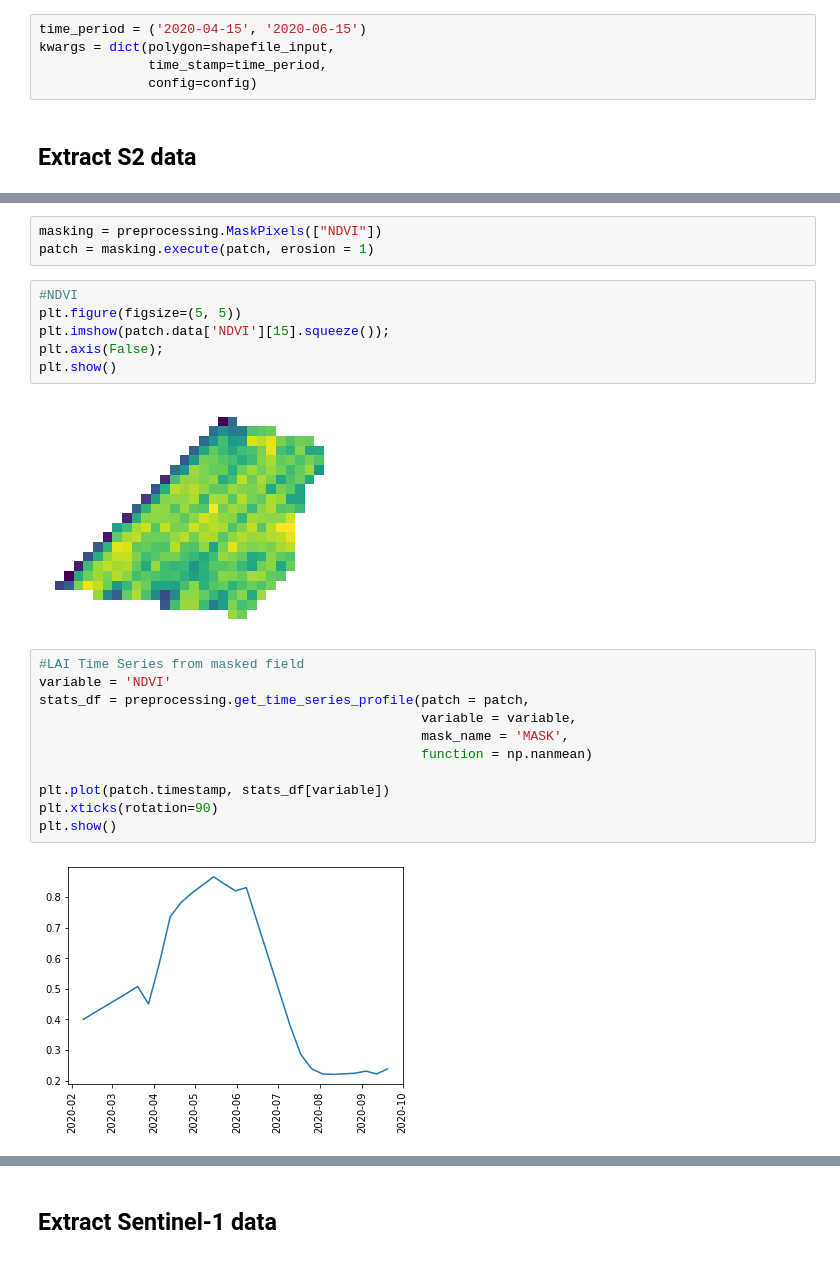
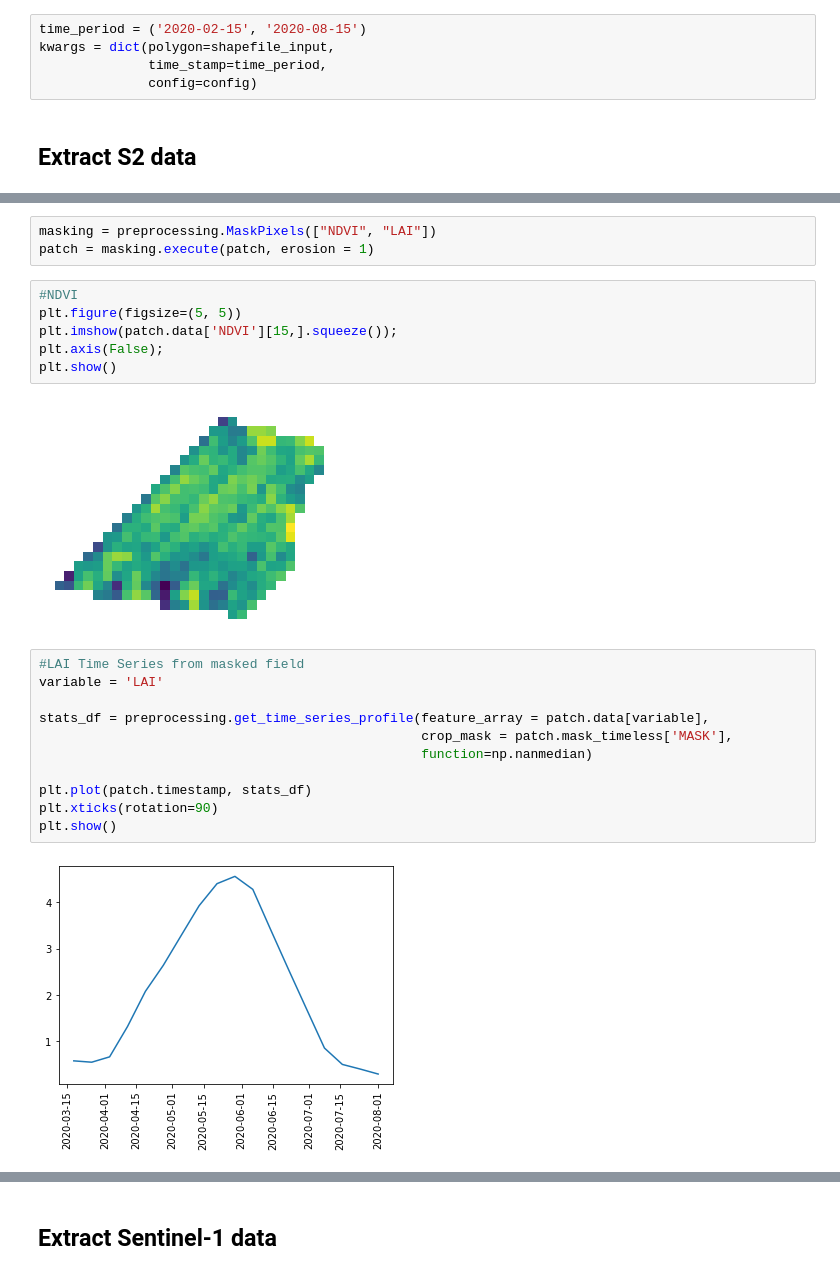
Before and after one commit to sentinel-hub/eo-learn-examples, a Jupyter notebook: eo-crops/examples/Sentinel data.ipynb, the cells around one changed output, grey strips where cells are left out. Cells and saved outputs as stored; diff of their text form.

```diff
--- a/eo-crops/examples/Sentinel data.ipynb
+++ b/eo-crops/examples/Sentinel data.ipynb
@@ -48,7 +48,7 @@ config = utils_sh.config_sentinelhub_cred(api, client_id, client_secret)
 #Provide here your planet API key
 config.planet_key = ''
 # %%
-time_period = ('2020-04-15', '2020-06-15')
+time_period = ('2020-02-15', '2020-08-15')
 kwargs = dict(polygon=shapefile_input,
               time_stamp=time_period,
               config=config)
@@ -71,26 +72,26 @@ plt.show()
 # %%
-masking = preprocessing.MaskPixels(["NDVI"])
+masking = preprocessing.MaskPixels(["NDVI", "LAI"])
 patch = masking.execute(patch, erosion = 1)
 # %%
 #NDVI
 plt.figure(figsize=(5, 5))
-plt.imshow(patch.data['NDVI'][15].squeeze());
+plt.imshow(patch.data['NDVI'][15,].squeeze());
 plt.axis(False);
 plt.show()
 # %% [output]
-[figure, old version]
+[figure, new version]
 # %%
 #LAI Time Series from masked field
-variable = 'NDVI'
-stats_df = preprocessing.get_time_series_profile(patch = patch,
-                                                 variable = variable,
-                                                 mask_name = 'MASK',
-                                                 function = np.nanmean)
+variable = 'LAI'
 
-plt.plot(patch.timestamp, stats_df[variable])
+stats_df = preprocessing.get_time_series_profile(feature_array = patch.data[variable],
+                                                 crop_mask = patch.mask_timeless['MASK'],
+                                                 function=np.nanmedian)
+
+plt.plot(patch.timestamp, stats_df)
 plt.xticks(rotation=90)
 plt.show()
 # %% [output]
-[figure, old version]
+[figure, new version]
 # %%
 #Peak of the season is at 31/05
```
Also changed, not shown: parts of 12 cells of this notebook, 14 other files.
